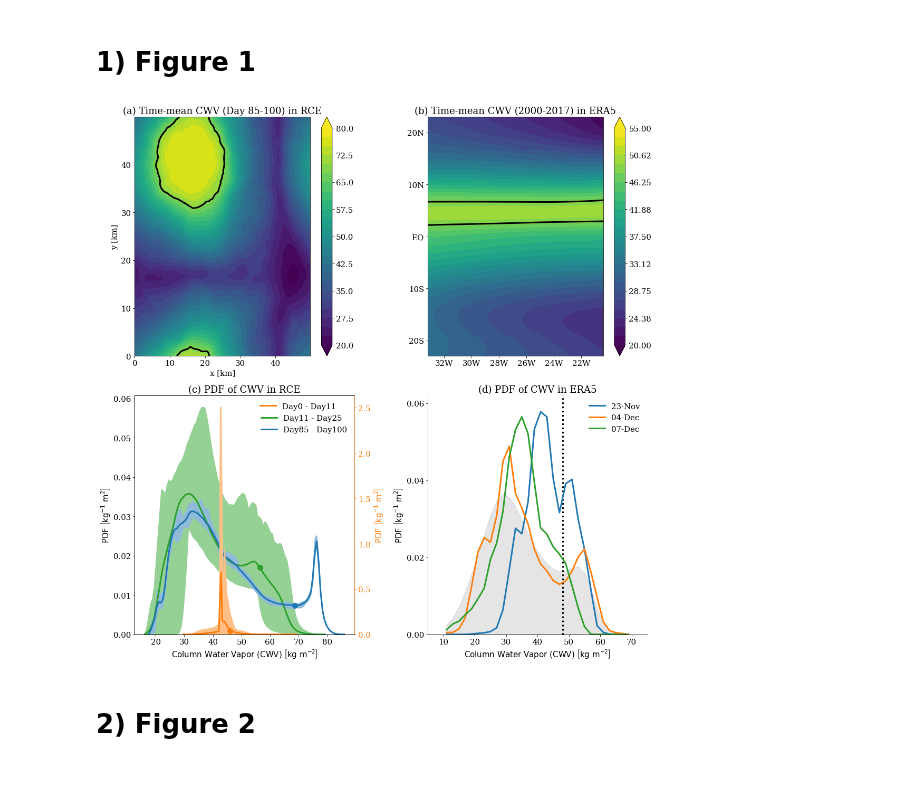
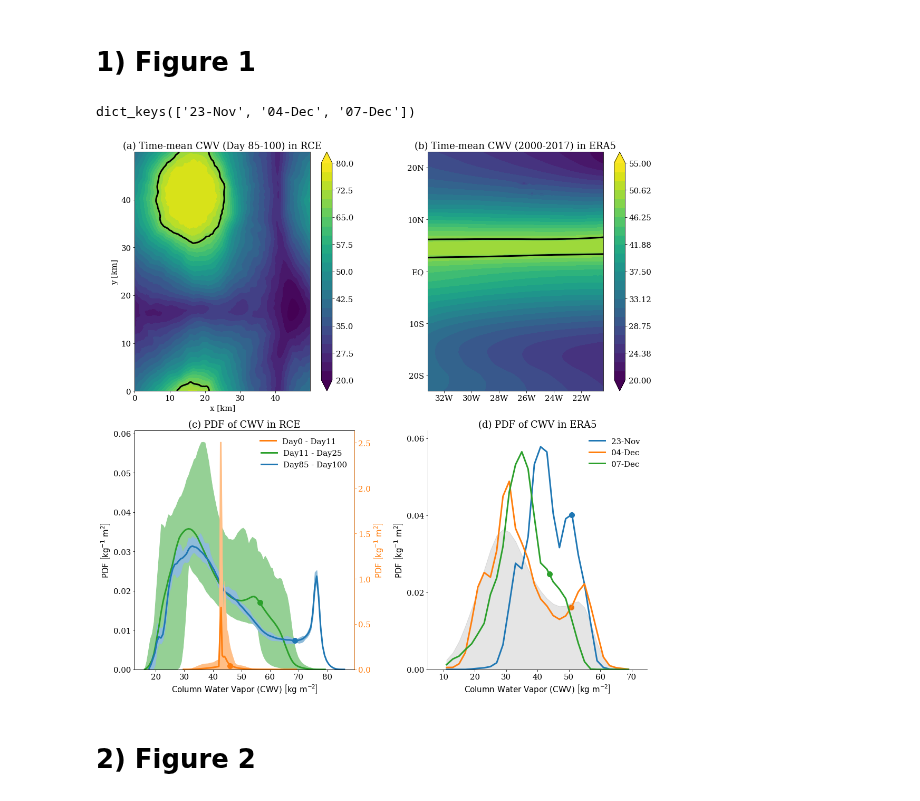
Before and after one commit to tbeucler/2019_WMI, a Jupyter notebook: dev/tbeucler/016_Figures12_from_reduced_data.ipynb, the cells around one changed output. Drawn from its saved outputs; the diff is of its cells as text; code cells hidden in the pictures.

```diff
--- a/dev/tbeucler/016_Figures12_from_reduced_data.ipynb
+++ b/dev/tbeucler/016_Figures12_from_reduced_data.ipynb
@@ -94,12 +94,22 @@ path = pathPKL+'2020_01_20_p88.pkl'
 hf = open(path,'rb')
 S = pickle.load(hf)
 P88 = Bunch(S) # Measuring the 88th percentile in COSMO simulations
+# %%
+path = pathPKL+'2020_01_20_ERAp83.pkl'
+hf = open(path,'rb')
+S = pickle.load(hf)
+P83 = Bunch(S) # Measuring the 83rd percentile in ERA5 reanalysis
 # %%
 switch_kde = False
 method = 'KDE' if switch_kde else 'PDF'
 # %%
 # Contour value is either a fixed value in mm or a fixed percentile
 Cval = 68.46531372070311 # In mm, corresponds to the 88th percentile for consistency with Dave's section
+Cval_ERA = 48.659915924072266 # In mm, corresponds to the 83rd percentile for consistency with Julia's section
+# %%
+P83.perc83.keys()
+# %% [output]
+dict_keys(['23-Nov', '04-Dec', '07-Dec'])
 # %%
 ### Figure 1a
 fig,ax0 = plt.subplots(2,2,figsize=(15,15))
@@ -154,7 +164,7 @@ ax.set_title('(c) PDF of CWV in RCE')
 # Multi-year mean of CWV
 axes = ax0[0][1]
 
-axes.contour(F1b.lon,F1b.lat,F1b.toplot, [48.00], colors=['k'])#, vmin = 2.7e9, vmax=2.85e9)
+axes.contour(F1b.lon,F1b.lat,F1b.toplot, [Cval_ERA], colors=['k'])#, vmin = 2.7e9, vmax=2.85e9)
 cont_levels = np.linspace(20,55,25)
 im = axes.contourf(F1b.lon,F1b.lat,F1b.toplot, cont_levels, vmin = 20, vmax = 55, extend='both')
 
@@ -183,6 +193,7 @@ cbar = fig.colorbar(im,ax=axes)
 ax = ax0[1][1]
 x = np.linspace(10,75,161)
 
+labels = ['23-Nov', '04-Dec', '07-Dec']
 for i, time in enumerate(F1d.times_A):
 
     tmp = np.squeeze(F1d.CWV.sel({'time':slice(time-np.timedelta64(12,'h'),
@@ -192,35 +203,38 @@ for i, time in enumerate(F1d.times_A):
         density = stats.gaussian_kde(np.ndarray.flatten(tmp))
         ax.plot(x, density(x), label = pd.to_datetime(time).strftime("%d-%b"), color = F1d.col_A[i])
     else:
         hist, edges = np.histogram(np.ndarray.flatten(tmp), density = True, bins = F1d.xbins)
         ax.plot(edgTObin(edges), hist, label = pd.to_datetime(time).strftime("%d-%b"), color = F1d.col_A[i])
 
     ax.legend(frameon=False)
+    ax.scatter(x=P83.perc83[labels[i]],
+               y=np.interp(x=P83.perc83[labels[i]],xp=edgTObin(edges),fp=hist),
+               color=F1d.col_A[i])
 
 ax.fill_between(edgTObin(F1d.edges),F1d.hist_total, color = 'k',label='85d-100d', alpha = 0.1)
 
 ymin, ymax = plt.ylim()
-ax.vlines([48], 0.0, ymax, linestyle=':')
+#ax.vlines([48], 0.0, ymax, linestyle=':')
 ax.set_ylim(0.0, 0.062)
 ax.set_yticks([0.0, 0.02, 0.04, 0.06])
 ax.set_xlim(F1d.xbins[0]-5, F1d.xbins[-1]+5)
 
 ax.set_xlabel(r'$\mathrm{Column\ Water\ Vapor\ \left(CWV\right)\ }\left[\mathrm{kg\ m^{-2}}\right]$')
 ax.set_ylabel(r'$\mathrm{%s\ }\left[\mathrm{kg^{-1}\ m^{2}}\right]$'%method)
 ax.set_title('(d) PDF of CWV in ERA5')
 
 #ax = plt.gca()
 ax.spines['right'].set_visible(False)
 ax.spines['top'].set_visible(False)
 
 plt.tight_layout()
 
 # Save figure
 path_home = '/users/tbeucler/'
 plt.draw()
 plt.savefig(path_home+'Fig1.pdf',format='pdf')
 # %% [output]
-[figure, old version]
+[figure, new version]
 # %% [markdown]
 # 2) Figure 2
 # %%
```
Also changed, not shown: 5 other files.
